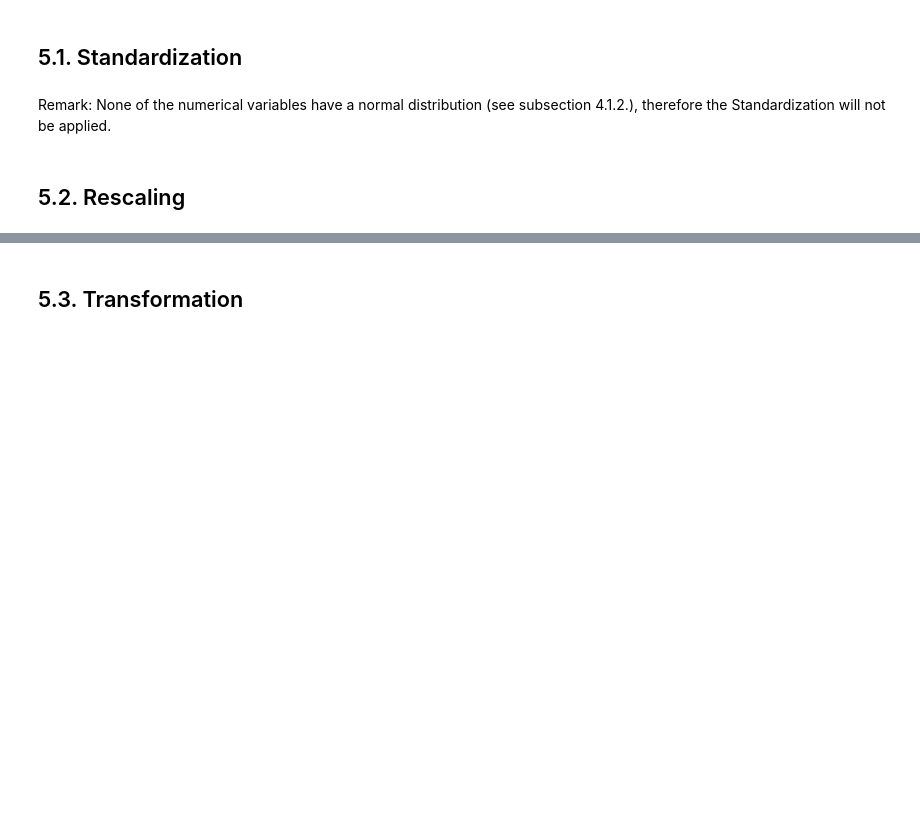
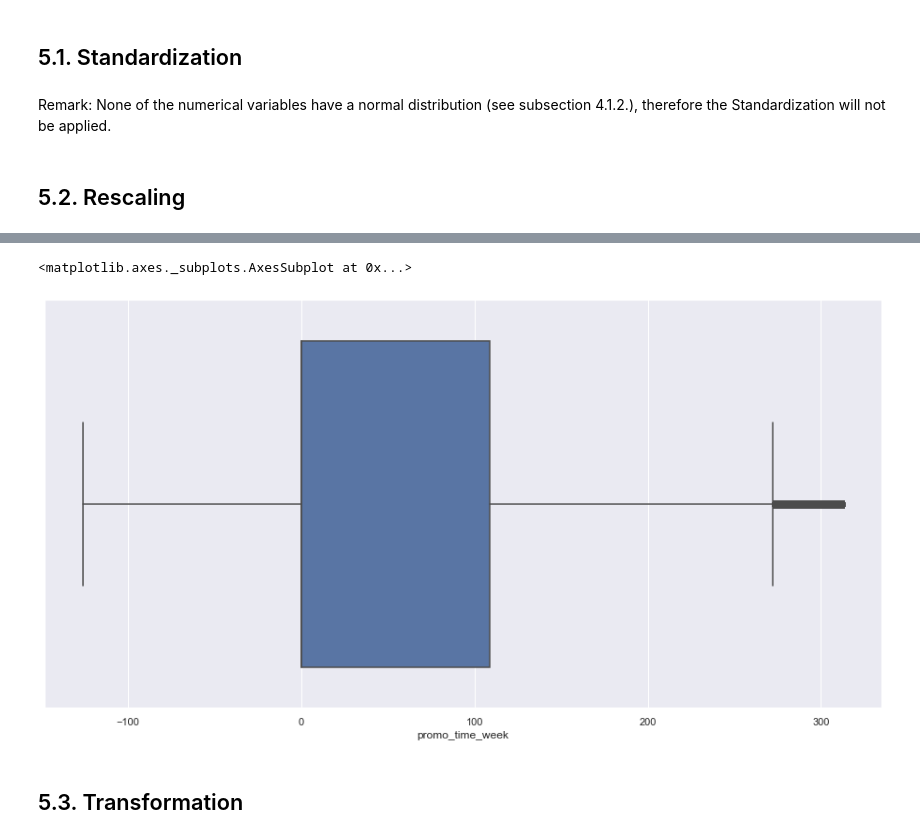
Before and after one commit to bruno-san/DataScience-Em-Producao, a Jupyter notebook: m04_v01_store_sales_prediction.ipynb, the cells around one changed output, grey strips where cells are left out. Cells and saved outputs as stored; diff of their text form; code cells hidden in the pictures; blank space fills up the shorter version.

```diff
--- a/m04_v01_store_sales_prediction.ipynb
+++ b/m04_v01_store_sales_prediction.ipynb
@@ -1146,0 +1171,11 @@ Remark: None of the numerical variables have a normal distribution (see subsecti
+# %%
+# Check promo_time_week outliers
+
+# set up figure size
+f, ax = plt.subplots(figsize=(16,8))
+
+# boxplot of promo_time_week to check outliers
+sns.boxplot( df5['promo_time_week'] )
+# %% [output]
+<matplotlib.axes._subplots.AxesSubplot at 0x...>
+[figure, added]
```
Also changed, not shown: parts of 5 cells of this notebook.
